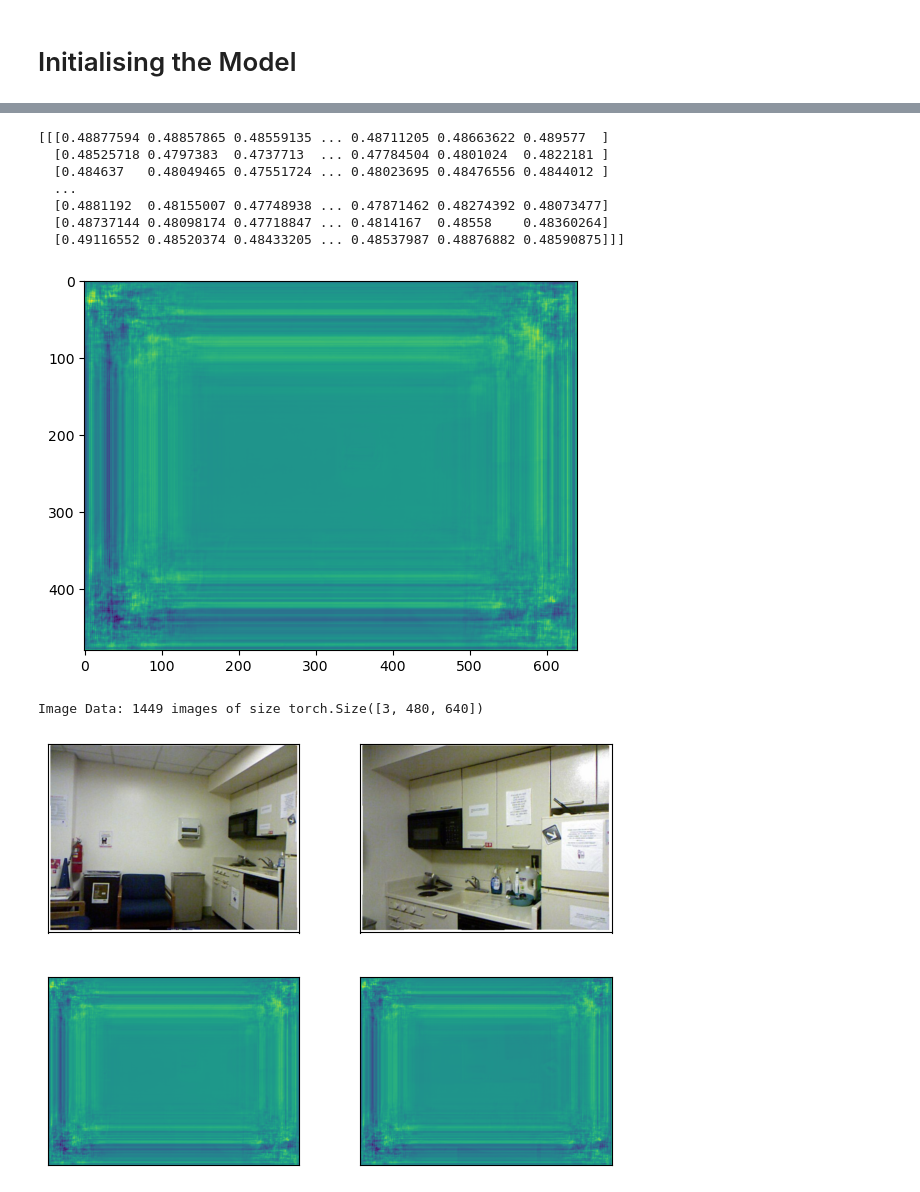
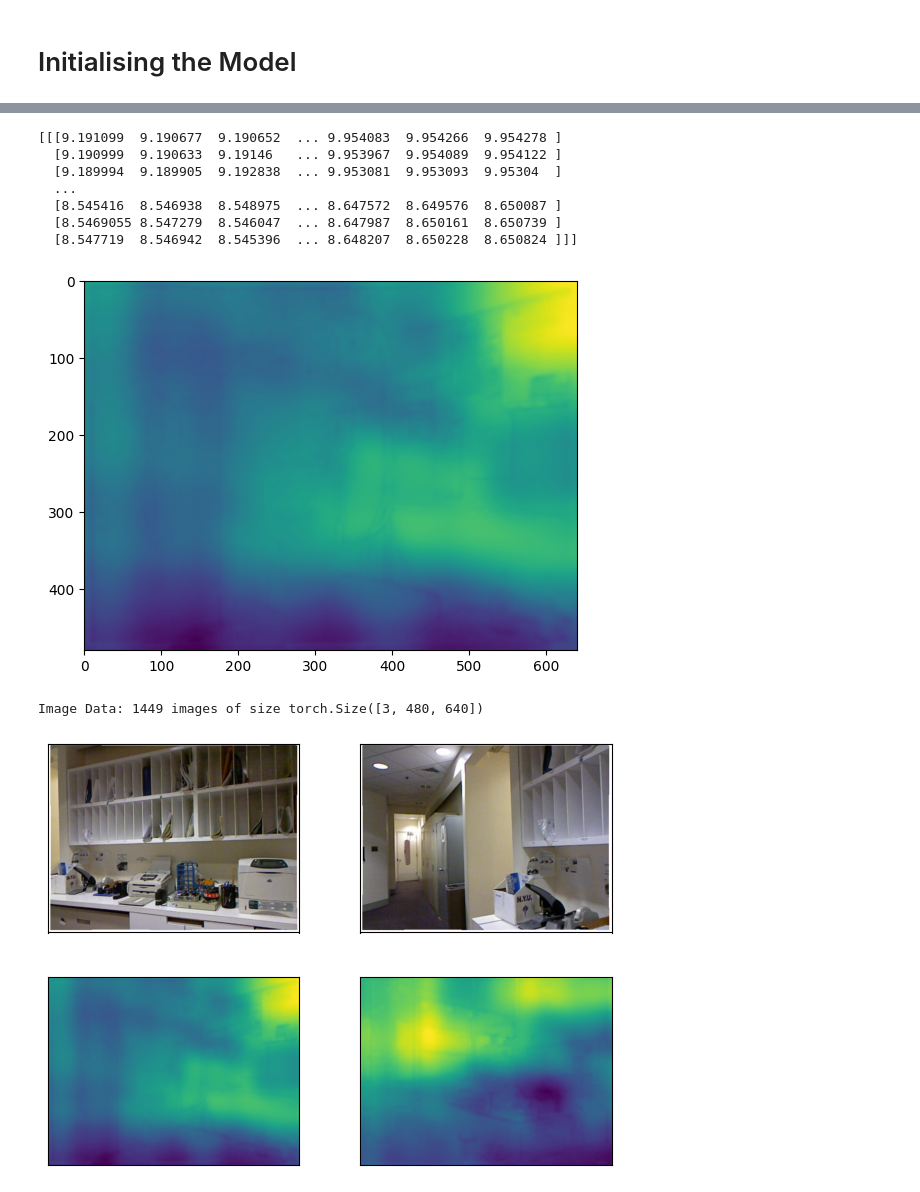
Before and after one commit to BoppleOpple/MonocularDepthPredictor, a Jupyter notebook: depthPredictor.ipynb, the cells around one changed output, grey strips where cells are left out. Drawn from its saved outputs; the diff is of its cells as text; code cells hidden in the pictures.

```diff
--- a/depthPredictor.ipynb
+++ b/depthPredictor.ipynb
@@ -332,14 +319,17 @@ def train_one_epoch(model, epoch_index):
 		running_loss += loss.item()
 
 	return running_loss / len(NYU_trainingDataLoader)
+# %%
+load = True
+if load: model.load_state_dict(torch.load('states/epoch_16.pt'))
 # %%
 EPOCHS = 20
 
 losses, v_losses = [], []
 
-for epoch in range(EPOCHS):
+for epoch in range(16, EPOCHS):
 	print(f'-=-=-=-=- EPOCH {epoch + 1} -=-=-=-=-')
-
+	print('training')
 	# Make sure gradient tracking is on, and do a pass over the data
 	model.train(True)
 	avg_loss = train_one_epoch(model, epoch)
@@ -351,20 +341,15 @@ for epoch in range(EPOCHS):
 	# statistics for batch normalization.
 	model.eval()
 
+	print('validating')
 	# Disable gradient computation and reduce memory consumption.
 	with torch.no_grad():
-		for i, vdata in enumerate(NYU_testingDataLoader):
-			vinputs, vlabels = vdata
-
+		for vinputs, vlabels in iter(NYU_testingDataLoader):
 			vinputs = vinputs.to(device)
 			vlabels = vlabels.to(device)
 
-			groundTruthScales = [vlabels]
-			for i in range(1, 4):
-				groundTruthScales.append(model.pool(groundTruthScales[-1]))
-
 			voutputs = model(vinputs)
-			vloss = multiScaleLoss(voutputs, groundTruthScales)
+			vloss = multiScaleLoss(voutputs, vlabels)
 			running_vloss += vloss
 
 	avg_vloss = running_vloss / (i + 1)
@@ -399,9 +386,9 @@ v_losses = [l.cpu() for l in v_losses]
 currentTime = time.localtime()
 
 with open(f'output/losses_{currentTime.tm_year}-{currentTime.tm_mon}-{currentTime.tm_mday}_[{currentTime.tm_hour}-{currentTime.tm_min}-{currentTime.tm_sec}].csv', 'w') as f:
-	fileBody = 'loss,val loss'
+	fileBody = 'loss,val loss\n'
 	for i in range(len(losses)):
-		fileBody += f'{losses[i]},{v_losses[i]}'
+		fileBody += f'{losses[i]},{v_losses[i]}\n'
 	f.write(fileBody)
 
 
@@ -413,24 +400,24 @@ plt.plot(range(len(v_losses)), v_losses)
 # %%
-output = model.forward(default_collate([NYU_data[i][0].to(device) for i in range(2)]))
+output = model.forward(default_collate([NYU_data[i+20][0].to(device) for i in range(2)]))
 
-plt.imshow(npImage(output[0][0].cpu()))
-print(output[0][0].cpu().detach().numpy())
+plt.imshow(npImage(output[0,:1].cpu()))
+print(output[0,:1].cpu().detach().numpy())
 # %% [output]
-[[[0.48877594 0.48857865 0.48559135 ... 0.48711205 0.48663622 0.489577  ]
-  [0.48525718 0.4797383  0.4737713  ... 0.47784504 0.4801024  0.4822181 ]
-  [0.484637   0.48049465 0.47551724 ... 0.48023695 0.48476556 0.4844012 ]
+[[[9.191099  9.190677  9.190652  ... 9.954083  9.954266  9.954278 ]
+  [9.190999  9.190633  9.19146   ... 9.953967  9.954089  9.954122 ]
+  [9.189994  9.189905  9.192838  ... 9.953081  9.953093  9.95304  ]
   ...
-  [0.4881192  0.48155007 0.47748938 ... 0.47871462 0.48274392 0.48073477]
-  [0.48737144 0.48098174 0.47718847 ... 0.4814167  0.48558    0.48360264]
-  [0.49116552 0.48520374 0.48433205 ... 0.48537987 0.48876882 0.48590875]]]
+  [8.545416  8.546938  8.548975  ... 8.647572  8.649576  8.650087 ]
+  [8.5469055 8.547279  8.546047  ... 8.647987  8.650161  8.650739 ]
+  [8.547719  8.546942  8.545396  ... 8.648207  8.650228  8.650824 ]]]
-[figure, old version]
+[figure, new version]
 # %%
-plot_images = [npImage(torch.mul(NYU_data[i][0], 255)) for i in range(num_shown)]
-plot_images.extend([npImage(img.cpu()) for img in output])
+plot_images = [npImage(torch.mul(NYU_data[i+10][0], 255)) for i in range(num_shown)]
+plot_images.extend([npImage(img[:1].cpu()) for img in output])
 
 print(f'Image Data: {len(NYU_data)} images of size {NYU_data[0][0].shape}')
 
 show_grid((2, num_shown), plot_images)
 # %% [output]
 Image Data: 1449 images of size torch.Size([3, 480, 640])
-[figure, old version]
+[figure, new version]
```
Also changed, not shown: parts of 17 cells of this notebook, 14 other files.
